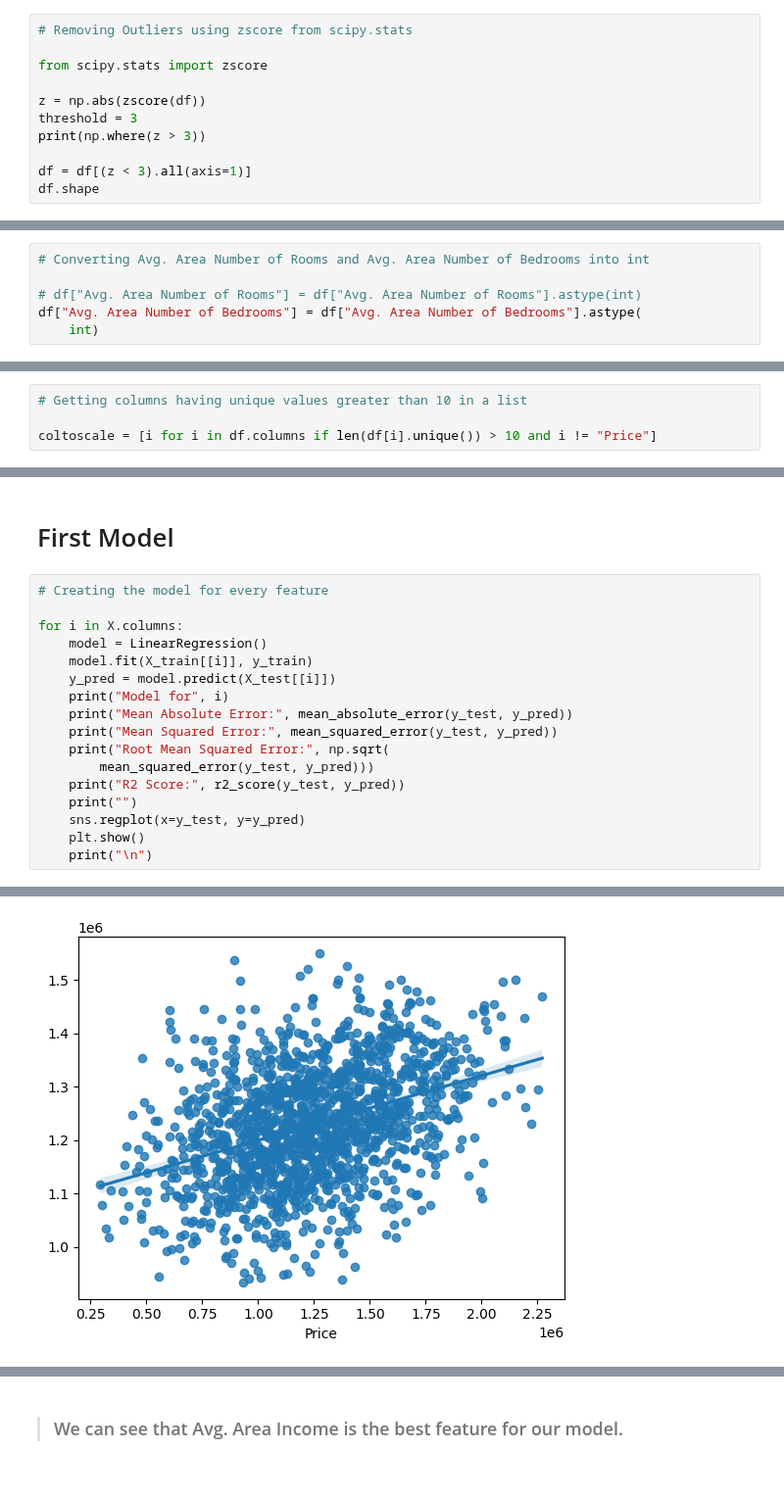
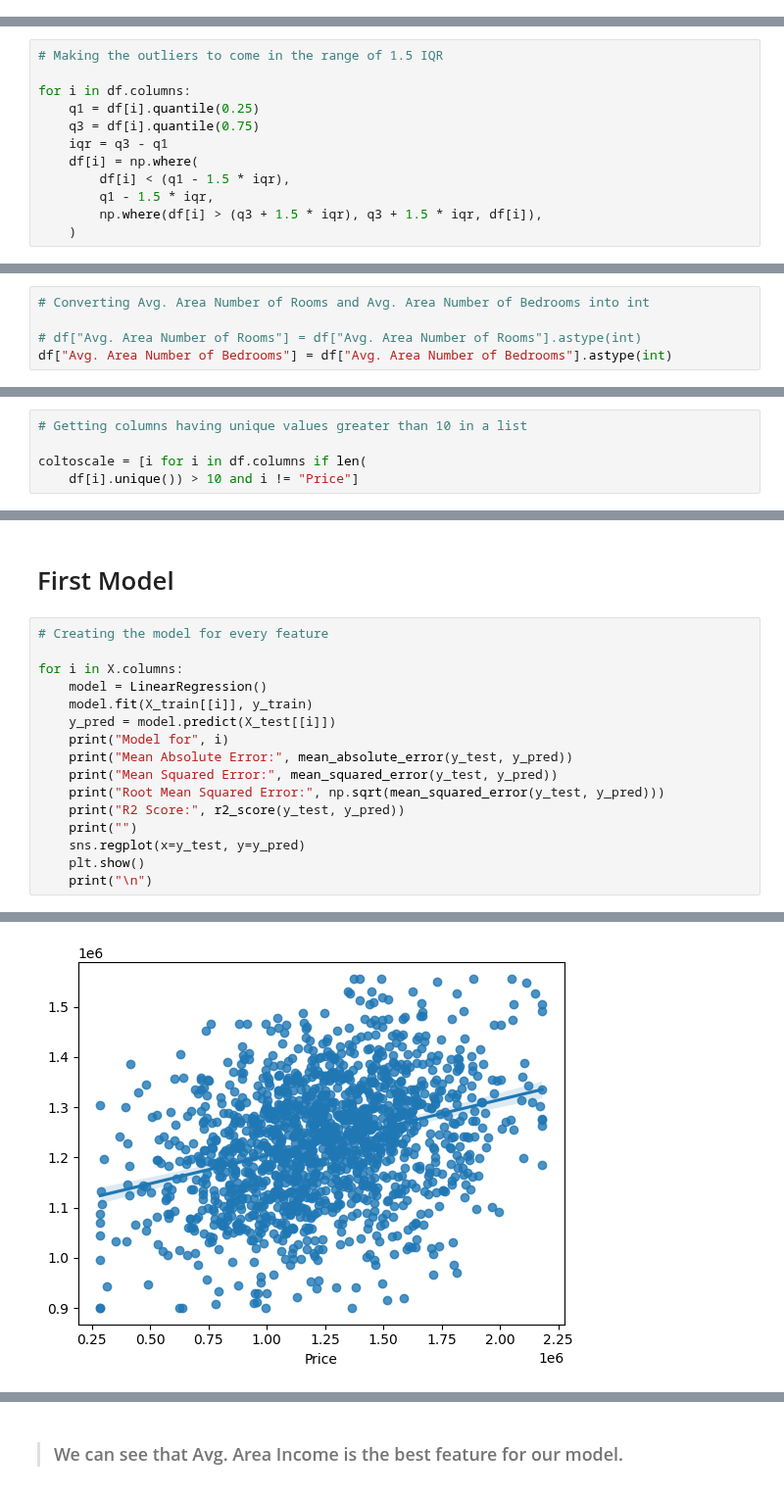
Before and after one commit to Harsh502s/ML-Assignments, a Jupyter notebook: Notebooks/Assignment 2 USA Housing.ipynb, the cells around one changed output, grey strips where cells are left out. Shown at 98% size. Cells and saved outputs as stored; diff of their text form.

```diff
--- a/Notebooks/Assignment 2 USA Housing.ipynb
+++ b/Notebooks/Assignment 2 USA Housing.ipynb
@@ -90,14 +93,3 @@ for i in df.columns:
 [figure]
 [figure]
 [figure]
-# %%
-# Removing Outliers using zscore from scipy.stats
-
-from scipy.stats import zscore
-
-z = np.abs(zscore(df))
-threshold = 3
-print(np.where(z > 3))
-
-df = df[(z < 3).all(axis=1)]
-df.shape
@@ -113,0 +96,12 @@ df.shape
+# %%
+# Making the outliers to come in the range of 1.5 IQR
+
+for i in df.columns:
+    q1 = df[i].quantile(0.25)
+    q3 = df[i].quantile(0.75)
+    iqr = q3 - q1
+    df[i] = np.where(
+        df[i] < (q1 - 1.5 * iqr),
+        q1 - 1.5 * iqr,
+        np.where(df[i] > (q3 + 1.5 * iqr), q3 + 1.5 * iqr, df[i]),
+    )
@@ -115,8 +124,7 @@ df.shape
 # Converting Avg. Area Number of Rooms and Avg. Area Number of Bedrooms into int
 
 # df["Avg. Area Number of Rooms"] = df["Avg. Area Number of Rooms"].astype(int)
-df["Avg. Area Number of Bedrooms"] = df["Avg. Area Number of Bedrooms"].astype(
-    int)
+df["Avg. Area Number of Bedrooms"] = df["Avg. Area Number of Bedrooms"].astype(int)
 # %%
 sns.heatmap(df.corr(), annot=True)
 # %% [output]
@@ -153,7 +161,8 @@ from sklearn.metrics import (
 # %%
 # Getting columns having unique values greater than 10 in a list
 
-coltoscale = [i for i in df.columns if len(df[i].unique()) > 10 and i != "Price"]
+coltoscale = [i for i in df.columns if len(
+    df[i].unique()) > 10 and i != "Price"]
 # %%
 # Splitting the data into X and y
 X = df.drop("Price", axis=1)
@@ -181,8 +190,7 @@ for i in X.columns:
     print("Model for", i)
     print("Mean Absolute Error:", mean_absolute_error(y_test, y_pred))
     print("Mean Squared Error:", mean_squared_error(y_test, y_pred))
-    print("Root Mean Squared Error:", np.sqrt(
-        mean_squared_error(y_test, y_pred)))
+    print("Root Mean Squared Error:", np.sqrt(mean_squared_error(y_test, y_pred)))
     print("R2 Score:", r2_score(y_test, y_pred))
     print("")
     sns.regplot(x=y_test, y=y_pred)
@@ -209,2 +217,2 @@ R2 Score: 0.14128012721479788
-[figure, old version]
+[figure, new version]
 Model for Avg. Area Number of Bedrooms
```
Also changed, not shown: parts of 10 cells of this notebook, 1 other file.
